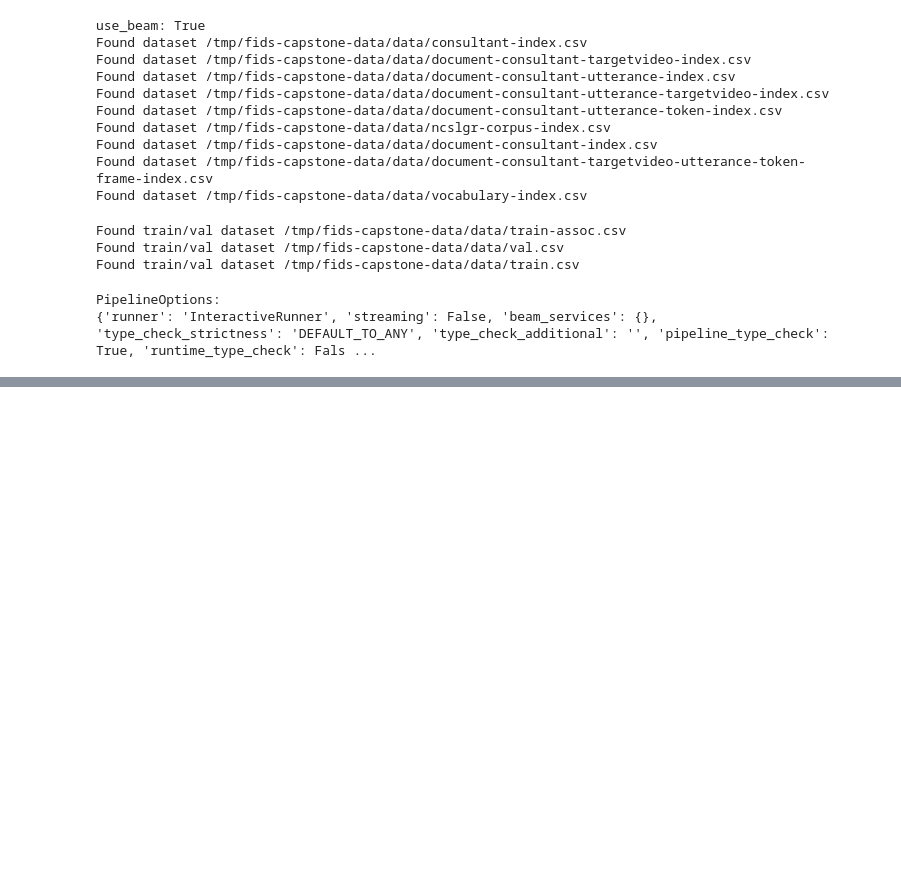
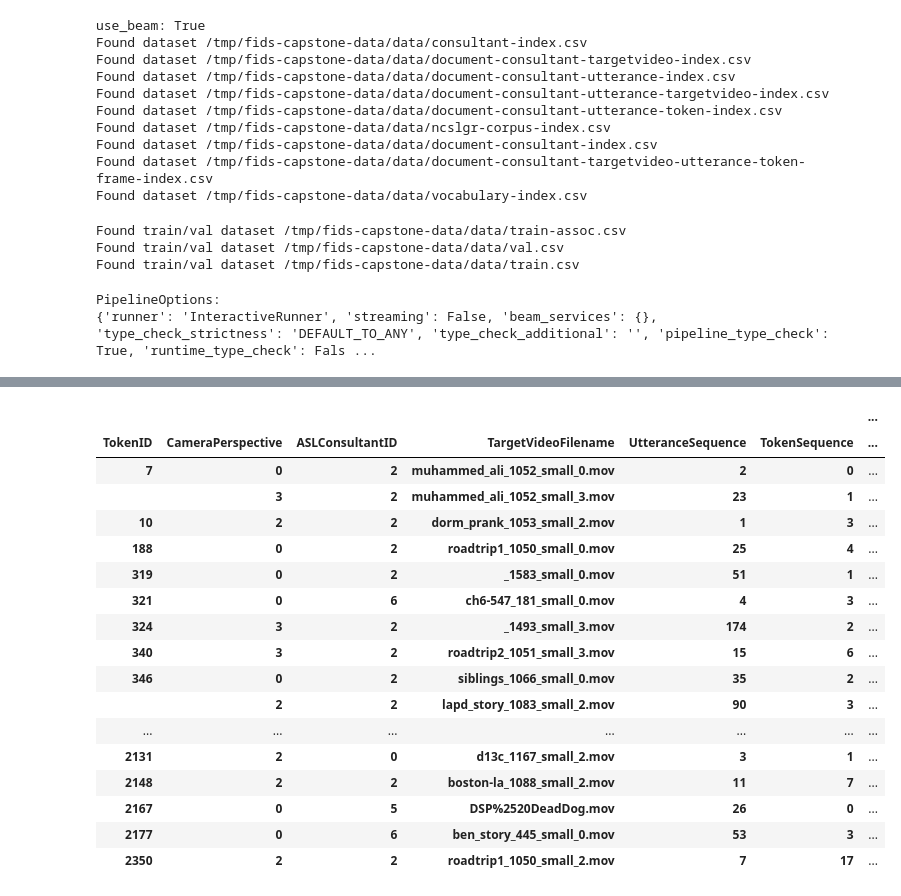
Before and after one commit to sacontreras/fids-capstone-asl-translation, a Jupyter notebook: training_investigation.ipynb, the cells around one changed output, grey strips where cells are left out. Cells and saved outputs as stored; diff of their text form; code cells hidden in the pictures; blank space fills up the shorter version.

Commit message:
frame-image-to-tensor extraction implemented in beam pipeline

```diff
--- a/training_investigation.ipynb
+++ b/training_investigation.ipynb
@@ -117,3 +157,26 @@ train_frame_sequences_index = (
+# %%
+def pl__X__sample_train_val_frame_sequences_index__with_frame_tensors(train_val_frame_sequences_index, name_train_val_frame_sequences_index, n_sample_size=50):
+    """
+    """
+    return (
+        train_val_frame_sequences_index
+        | f"Beam PL: get random sample of {n_sample_size} frames from {name_train_val_frame_sequences_index}" >> beam.combiners.Sample.FixedSizeGlobally(n_sample_size)
+        | f"Beam PL: flatten random sample of {n_sample_size} frames from {name_train_val_frame_sequences_index}" >> beam.FlatMap(lambda lst_tpl: lst_tpl)
+        | f"Beam PL: load frame images of {name_train_val_frame_sequences_index}" >> beam.Map(train_val_index__load_frame_img)
+    )
+
+train_frame_sequences__assoc_index__sample__with_frame_tensors = pl__X__sample_train_val_frame_sequences_index__with_frame_tensors(
+    train_frame_sequences__assoc_index,
+    "train_frame_sequences__assoc_index"
+)
+val_frame_sequences_index__sample__with_frame_tensors = pl__X__sample_train_val_frame_sequences_index__with_frame_tensors(
+    val_frame_sequences_index,
+    "val_frame_sequences_index"
+)
+train_frame_sequences_index__sample__with_frame_tensors = pl__X__sample_train_val_frame_sequences_index__with_frame_tensors(
+    train_frame_sequences_index,
+    "train_frame_sequences_index"
+)
 # %%
 # we require this in order to make use of ib.show() (which provides visualization of the pcolls specified) or ib.collect() (which creates a pandas dataframe from a pcoll)
     # but all pcolls we wish to visualize must be created prior to executing the following line
@@ -198,0 +270,2 @@ df_train_frame_sequences_index
+# %%
+df_train_frame_sequences__assoc_index__sample__with_frame_tensors = ib.collect(train_frame_sequences__assoc_index__sample__with_frame_tensors)
@@ -198,0 +274,26 @@ df_train_frame_sequences_index
+# %%
+df_train_frame_sequences__assoc_index__sample__with_frame_tensors.columns = fidscs_globals.SCHEMA_COL_NAMES__TRAIN_OR_VAL_INDEX + ['FrameTensor']
+df_train_frame_sequences__assoc_index__sample__with_frame_tensors.set_index(fidscs_globals.SCHEMA_PK__TRAIN_OR_VAL_INDEX, inplace=True)
+df_train_frame_sequences__assoc_index__sample__with_frame_tensors.sort_values(axis=0, by=[fidscs_globals.SCHEMA_COL_NAMES__TRAIN_OR_VAL_INDEX[6]], ignore_index=False, inplace=True)
+df_train_frame_sequences__assoc_index__sample__with_frame_tensors.sort_index(inplace=True)
+
+df_train_frame_sequences__assoc_index__sample__with_frame_tensors
+# %% [output]
+|  |  |  |  |  |  | ... |
+| TokenID | CameraPerspective | ASLConsultantID | TargetVideoFilename | UtteranceSequence | TokenSequence | ... |
+| 7 | 0 | 2 | muhammed_ali_1052_small_0.mov | 2 | 0 | ... |
+|  | 3 | 2 | muhammed_ali_1052_small_3.mov | 23 | 1 | ... |
+| 10 | 2 | 2 | dorm_prank_1053_small_2.mov | 1 | 3 | ... |
+| 188 | 0 | 2 | roadtrip1_1050_small_0.mov | 25 | 4 | ... |
+| 319 | 0 | 2 | _1583_small_0.mov | 51 | 1 | ... |
+| 321 | 0 | 6 | ch6-547_181_small_0.mov | 4 | 3 | ... |
+| 324 | 3 | 2 | _1493_small_3.mov | 174 | 2 | ... |
+| 340 | 3 | 2 | roadtrip2_1051_small_3.mov | 15 | 6 | ... |
+| 346 | 0 | 2 | siblings_1066_small_0.mov | 35 | 2 | ... |
+|  | 2 | 2 | lapd_story_1083_small_2.mov | 90 | 3 | ... |
+| ... | ... | ... | ... | ... | ... | ... |
+| 2131 | 2 | 0 | d13c_1167_small_2.mov | 3 | 1 | ... |
+| 2148 | 2 | 2 | boston-la_1088_small_2.mov | 11 | 7 | ... |
+| 2167 | 0 | 5 | DSP%2520DeadDog.mov | 26 | 0 | ... |
+| 2177 | 0 | 6 | ben_story_445_small_0.mov | 53 | 3 | ... |
+| 2350 | 2 | 2 | roadtrip1_1050_small_2.mov | 7 | 17 | ... |
```
Also changed, not shown: parts of 12 cells of this notebook.
